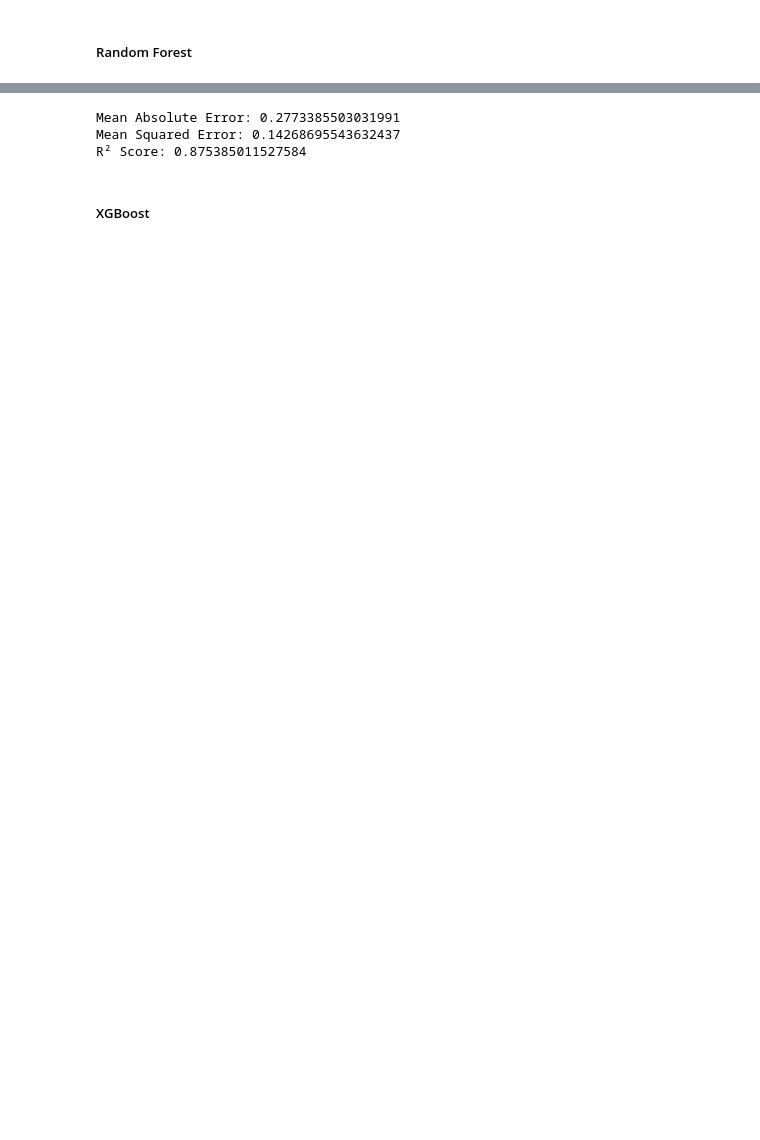
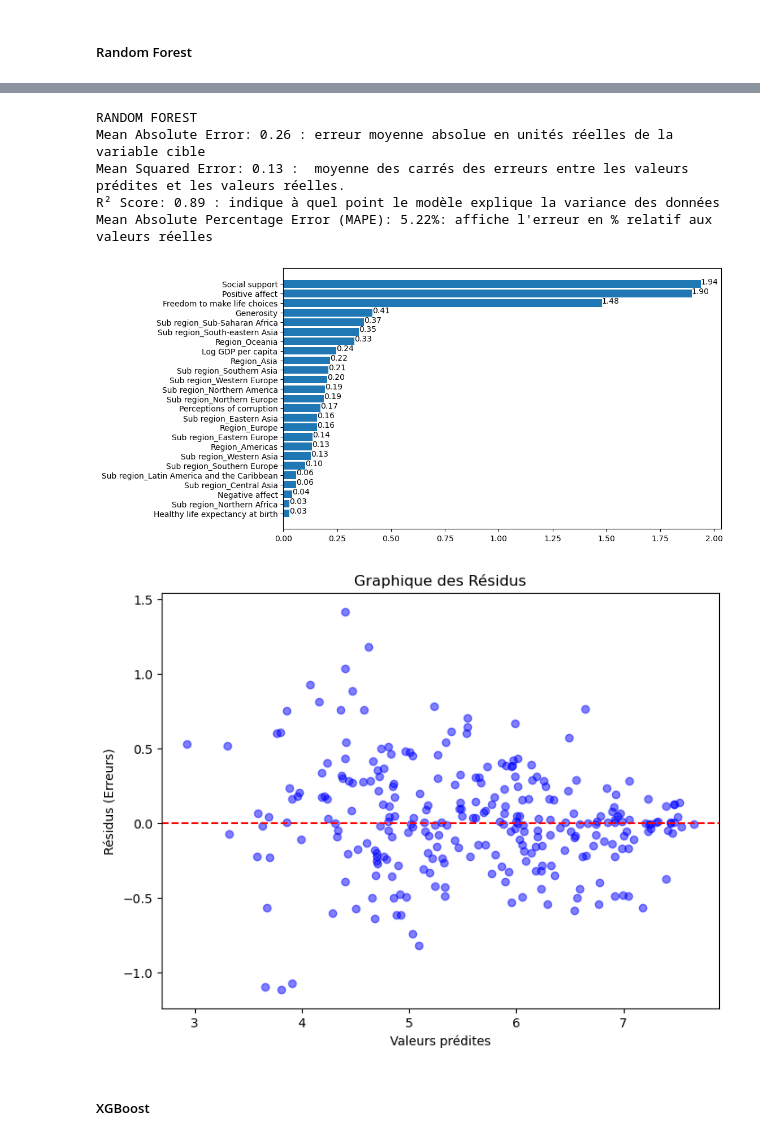
Before and after one commit to FerreJulien/Git-Analyse_du_bien_etre, a Jupyter notebook: Projets/Analyse bien etre_modelisation_thibault.ipynb, the cells around one changed output, grey strips where cells are left out. Drawn from its saved outputs; the diff is of its cells as text; code cells hidden in the pictures; blank space fills up the shorter version.

```diff
--- a/Projets/Analyse bien etre_modelisation_thibault.ipynb
+++ b/Projets/Analyse bien etre_modelisation_thibault.ipynb
@@ -200,19 +185,49 @@ print(rf.score(X_test,y_test))
-# %%
-# Prédictions
-y_pred = rf.predict(X_test)
-
-# Évaluation
-mae = mean_absolute_error(y_test, y_pred)
-mse = mean_squared_error(y_test, y_pred)
-r2 = r2_score(y_test, y_pred)
-
-print(f"Mean Absolute Error: {mae}")
-print(f"Mean Squared Error: {mse}")
-print(f"R² Score: {r2}")
-# %% [output]
-Mean Absolute Error: 0.2773385503031991
-Mean Squared Error: 0.14268695543632437
-R² Score: 0.875385011527584
+# %%
+# Prédictions
+y_pred = rf.predict(X_test)
+
+# Évaluation
+mae = mean_absolute_error(y_test, y_pred)
+mse = mean_squared_error(y_test, y_pred)
+r2 = r2_score(y_test, y_pred)
+explained_var = explained_variance_score(y_test, y_pred)
+mape = mean_absolute_percentage_error(y_test, y_pred)
+medae = median_absolute_error(y_test, y_pred)
+dw_stat = sm.stats.stattools.durbin_watson(y_test - y_pred)
+
+print("RANDOM FOREST")
+print(f"Mean Absolute Error: {mae:.2f}", ": erreur moyenne absolue en unités réelles de la variable cible")
+print(f"Mean Squared Error: {mse:.2f}", ":  moyenne des carrés des erreurs entre les valeurs prédites et les valeurs réelles.")
+print(f"R² Score: {r2:.2f}", ": indique à quel point le modèle explique la variance des données ")
+print(f"Mean Absolute Percentage Error (MAPE): {mape:.2%}" ": affiche l'erreur en % relatif aux valeurs réelles ")
+
+#Feature importance
+X_train_df=pd.DataFrame(X_train, columns=X_train.columns)
+feature_importance = pd.DataFrame(np.abs(lr.coef_), index=X_train.columns, columns=["importance"]).sort_values("importance", ascending=False)
+plt.figure(figsize=(10,6))
+plt.barh(feature_importance.index, feature_importance["importance"])
+plt.gca().invert_yaxis()
+
+for index, value in enumerate(feature_importance["importance"]):
+    plt.text(value, index, f'{value:.2f}')
+plt.show()
+
+# Graphique des résidus
+plt.figure(figsize=(8, 6))
+plt.scatter(y_pred, y_test - y_pred, color='blue', alpha=0.5)
+plt.axhline(y=0, color='red', linestyle='--')
+plt.xlabel('Valeurs prédites')
+plt.ylabel('Résidus (Erreurs)')
+plt.title('Graphique des Résidus')
+plt.show()
+# %% [output]
+RANDOM FOREST
+Mean Absolute Error: 0.26 : erreur moyenne absolue en unités réelles de la variable cible
+Mean Squared Error: 0.13 :  moyenne des carrés des erreurs entre les valeurs prédites et les valeurs réelles.
+R² Score: 0.89 : indique à quel point le modèle explique la variance des données
+Mean Absolute Percentage Error (MAPE): 5.22%: affiche l'erreur en % relatif aux valeurs réelles
+[figure, added]
+[figure, added]
 # %% [markdown]
 ##### XGBoost
 # %%
```
Also changed, not shown: parts of 19 cells of this notebook.
